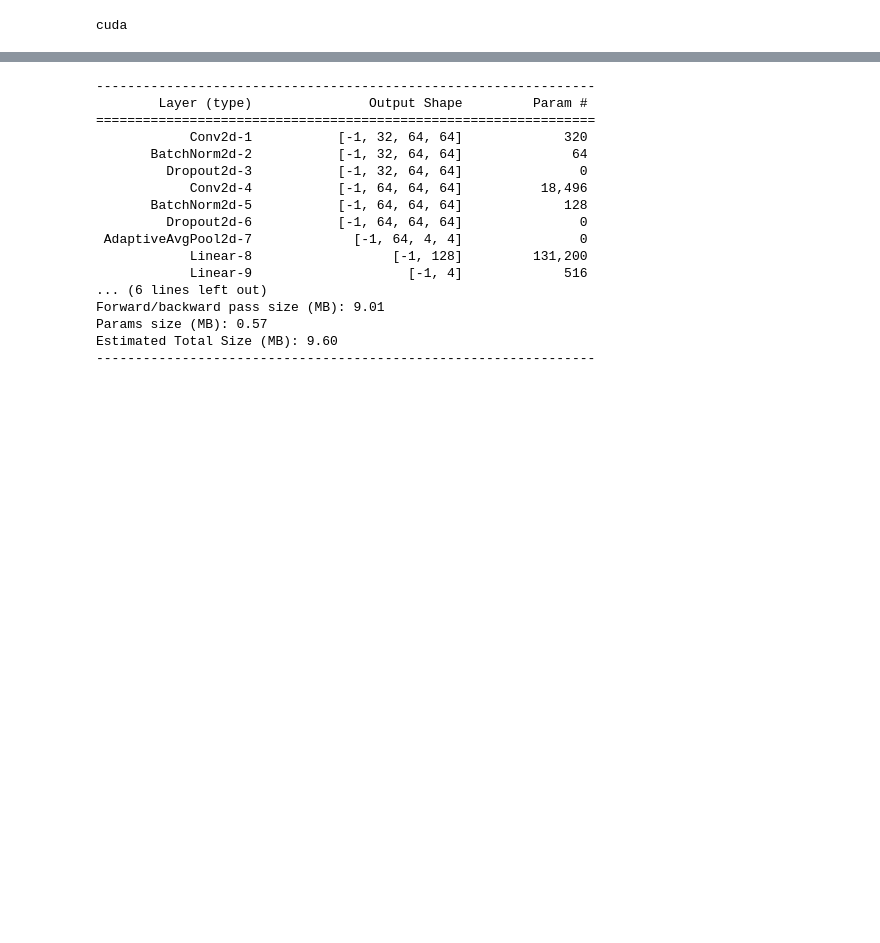
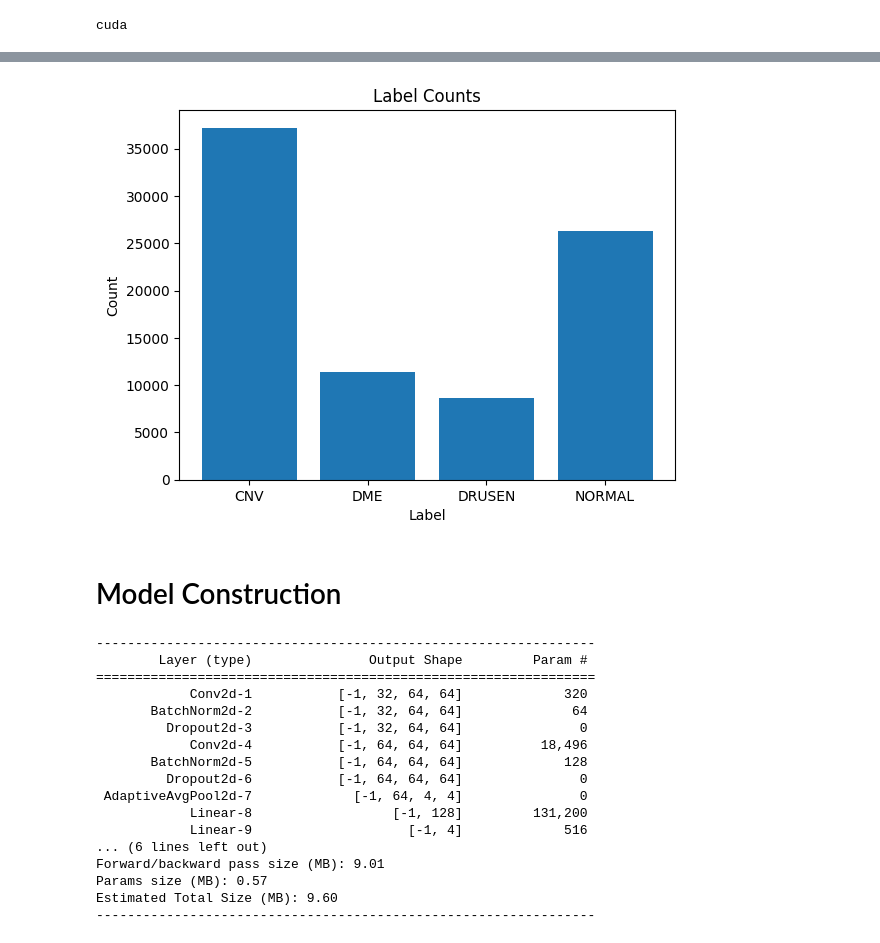
Before and after one commit to Meltryllis628/OCT-images-classification, a Jupyter notebook: CNN.ipynb, the cells around one changed output, grey strips where cells are left out. Cells and saved outputs as stored; diff of their text form; code cells hidden in the pictures; blank space fills up the shorter version.

```diff
--- a/CNN.ipynb
+++ b/CNN.ipynb
@@ -71,3 +73,20 @@ plt.show()
+# %%
+label_counts = {}
+for _, label in train_val_dataset:
+    if label not in label_counts:
+        label_counts[label] = 0
+    label_counts[label] += 1
+
+plt.bar(class_labels, label_counts.values())
+plt.xlabel('Label')
+plt.ylabel('Count')
+plt.xticks()
+plt.title('Label Counts')
+plt.show()
+# %% [output]
+[figure, added]
+# %% [markdown]
+# Model Construction
 # %%
 class CNN(nn.Module):
     def __init__(self):
```
Also changed, not shown: parts of 5 cells of this notebook.
